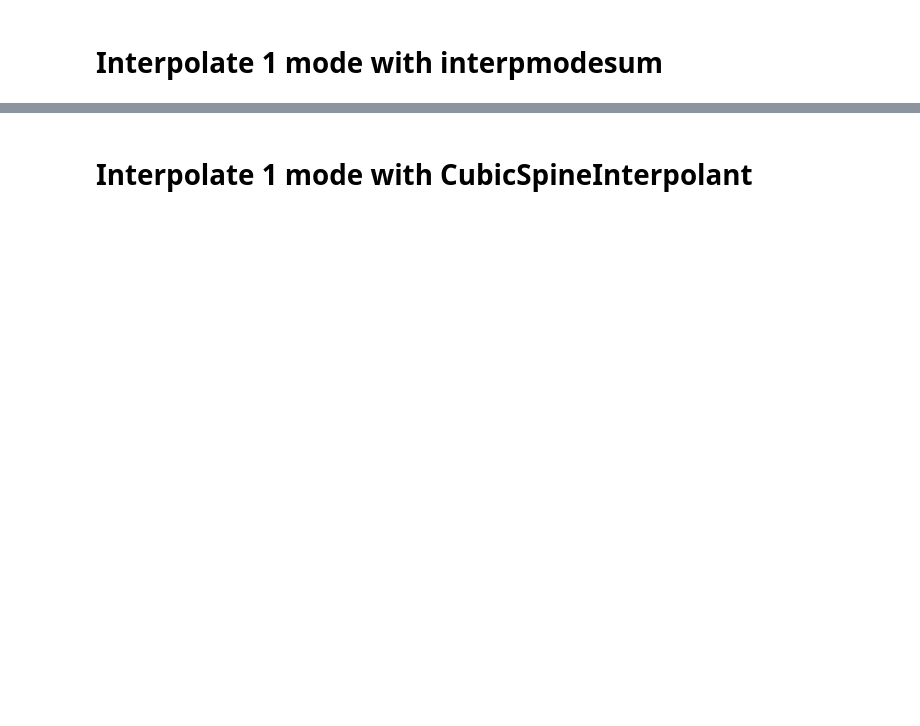
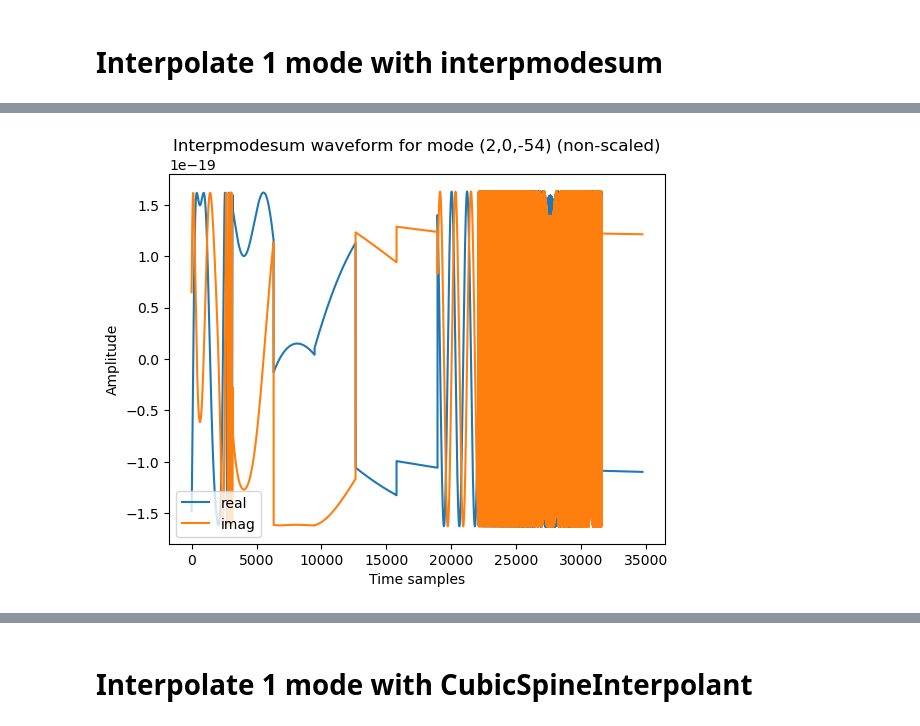
Before and after one commit to verasha/FEWNEW, a Jupyter notebook: work/interpolate.ipynb, the cells around one changed output, grey strips where cells are left out. Drawn from its saved outputs; the diff is of its cells as text; code cells hidden in the pictures; blank space fills up the shorter version.

```diff
--- a/work/interpolate.ipynb
+++ b/work/interpolate.ipynb
@@ -148,13 +161,13 @@ array([0.21930317+0.1927499j , 0.21930321+0.19274987j,
 # interpolate only one mode
 waveform1_1 = interpolate_mode_sum(
     t_gpu,
-    teuk_modes_in[:, 2:3],
-    ylms_in[1:2],
+    teuk_modes_in[:, mode_idx:mode_idx+1],
+    ylms_in[mode_idx:mode_idx+1],
     traj.integrator_spline_t,
     traj.integrator_spline_phase_coeff[:, [0, 2]],
-    ls[1:2],
-    ms[1:2],
-    ns[1:2],
+    ls[mode_idx:mode_idx+1],
+    ms[mode_idx:mode_idx+1],
+    ns[mode_idx:mode_idx+1],
     dt=dt,
     T=T,
 )
@@ -176,0 +190,10 @@ array(11.22450002)
+# %%
+plt.plot(waveform1_1.get().real, label='real')
+plt.plot(waveform1_1.get().imag, label='imag')
+plt.title(f'Interpmodesum waveform for mode {mode_labels[mode_idx]} (non-scaled)')
+plt.xlabel('Time samples')
+plt.ylabel('Amplitude')
+plt.legend(loc='lower left')
+plt.show()
+# %% [output]
+[figure, added]
```
Also changed, not shown: parts of 14 cells of this notebook, 1 other file.
